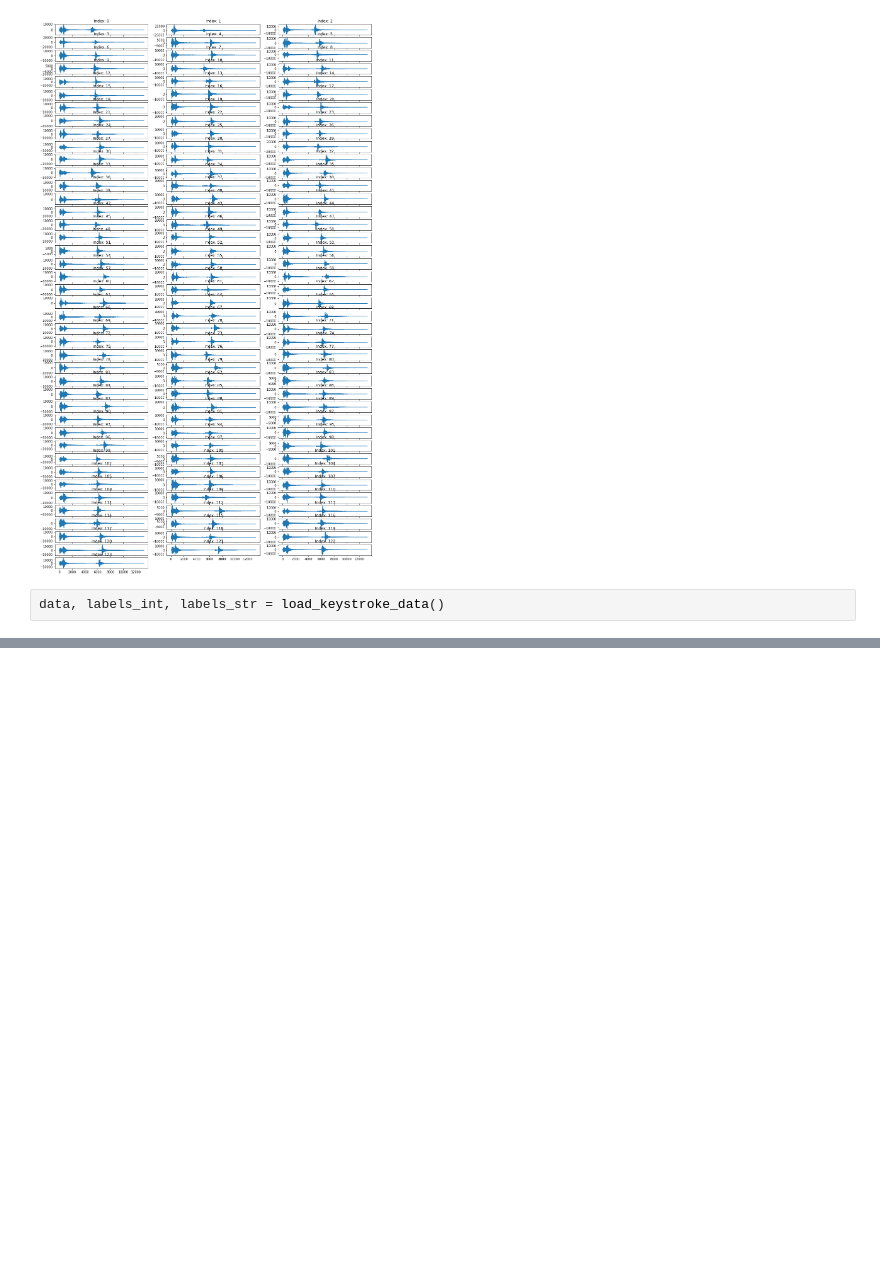
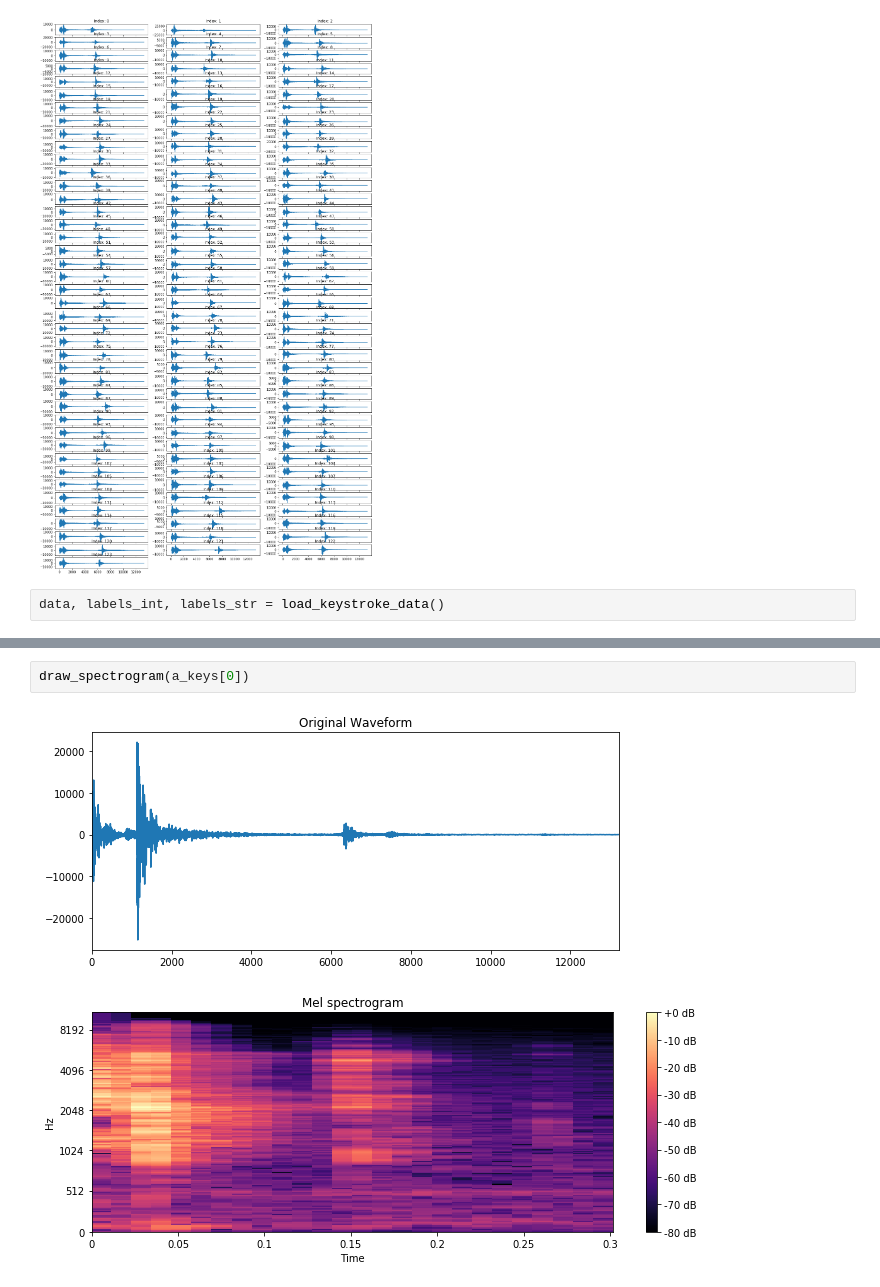
Before and after one commit to shoyo/acoustic-keylogger, a Jupyter notebook: src/keystroke_feature_extraction.ipynb, the cells around one changed output, grey strips where cells are left out. Cells and saved outputs as stored; diff of their text form; blank space fills up the shorter version.

```diff
--- a/src/keystroke_feature_extraction.ipynb
+++ b/src/keystroke_feature_extraction.ipynb
@@ -71,0 +55,5 @@ plt.show()
+# %%
+draw_spectrogram(a_keys[0])
+# %% [output]
+[figure, added]
+[figure, added]
```
Also changed, not shown: parts of 18 cells of this notebook, 1 other file.
